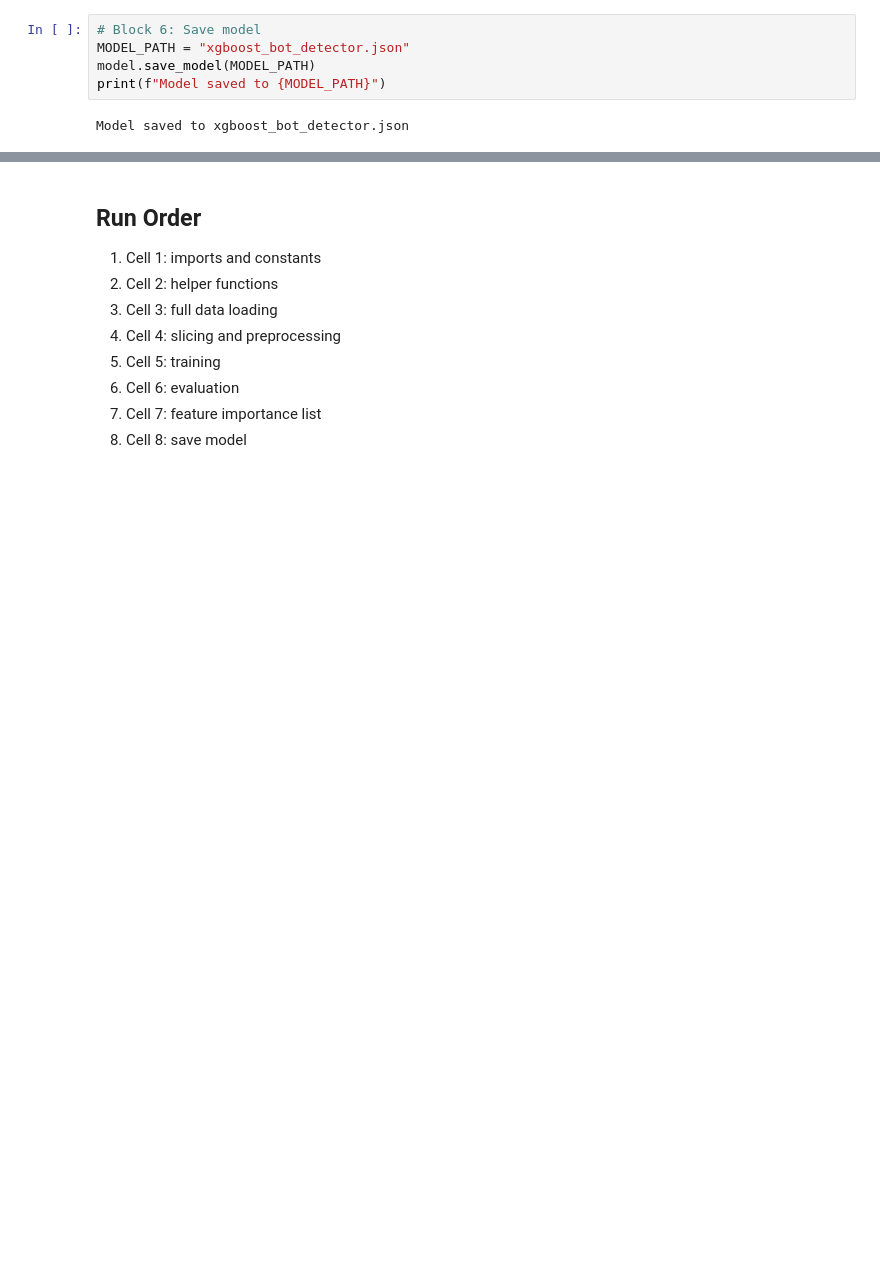
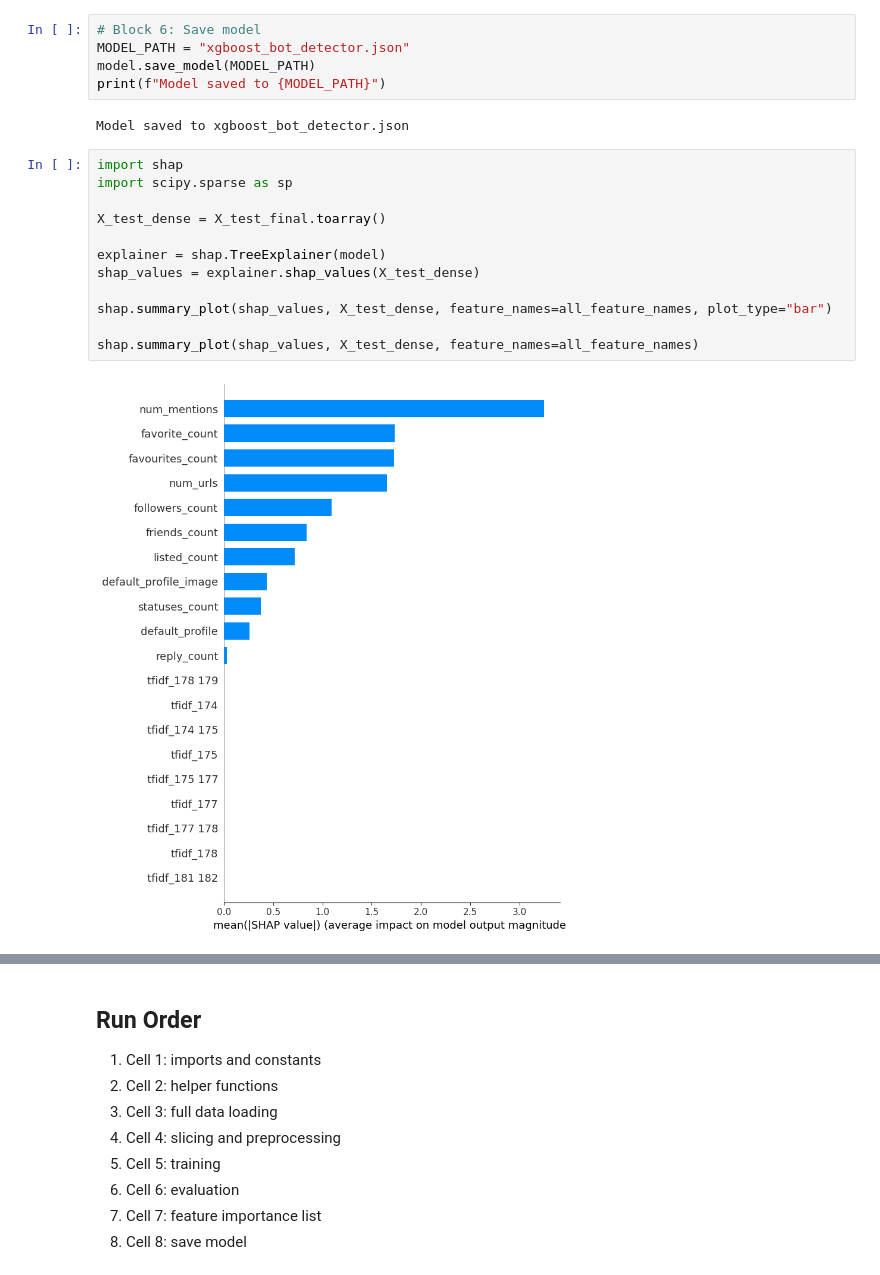
Before and after one commit to katherineesanders/ML-Project, a Jupyter notebook: xgboost_experiments_NLP.ipynb, the cells around one changed output, grey strips where cells are left out. Saved outputs shown, nothing was run; the diff lists cells and outputs as text; blank space fills up the shorter version.

Commit message:
add SHAP

```diff
--- a/xgboost_experiments_NLP.ipynb
+++ b/xgboost_experiments_NLP.ipynb
@@ -290,3 +290,17 @@ model.save_model(MODEL_PATH)
 print(f"Model saved to {MODEL_PATH}")
 # %% [output]
 Model saved to xgboost_bot_detector.json
+# %%
+import shap
+import scipy.sparse as sp
+
+X_test_dense = X_test_final.toarray()
+
+explainer = shap.TreeExplainer(model)
+shap_values = explainer.shap_values(X_test_dense)
+
+shap.summary_plot(shap_values, X_test_dense, feature_names=all_feature_names, plot_type="bar")
+
+shap.summary_plot(shap_values, X_test_dense, feature_names=all_feature_names)
+# %% [output]
+[figure, added]
```
Also changed, not shown: parts of 5 cells of this notebook.
